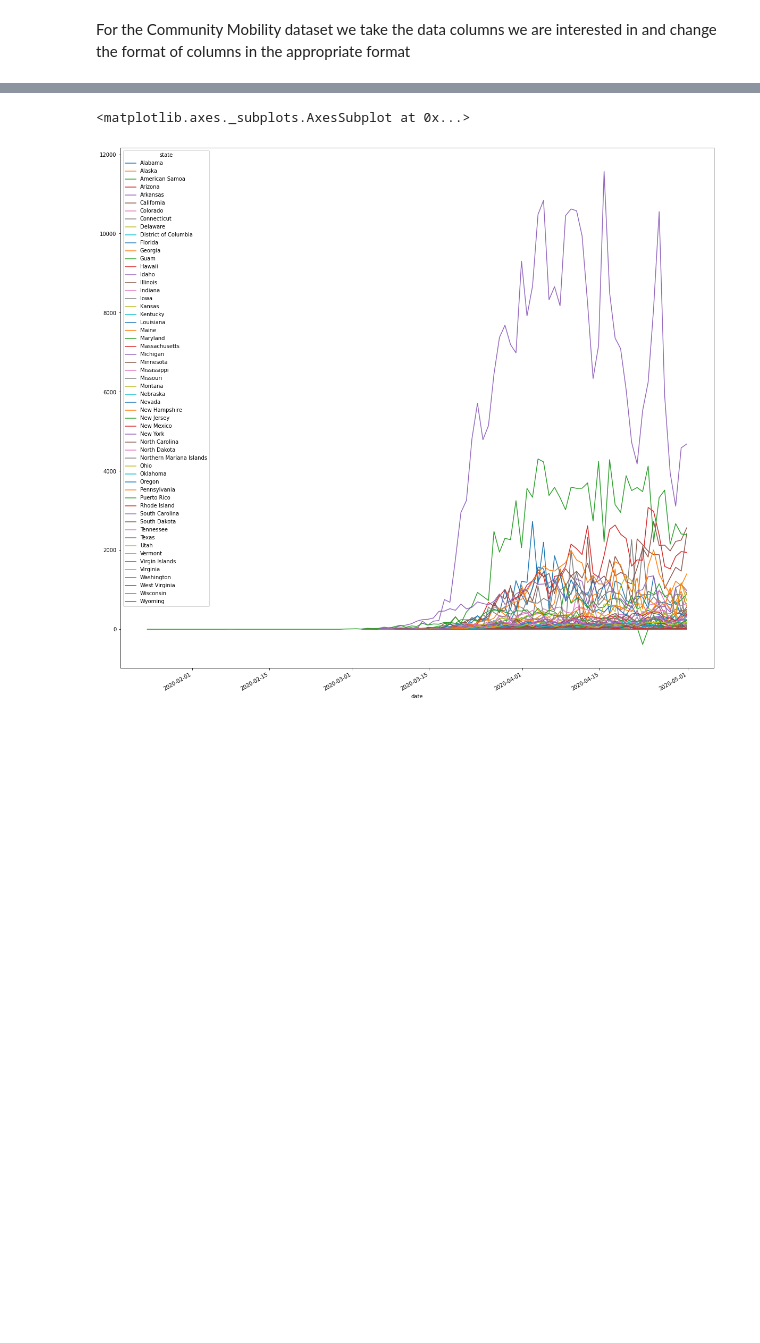
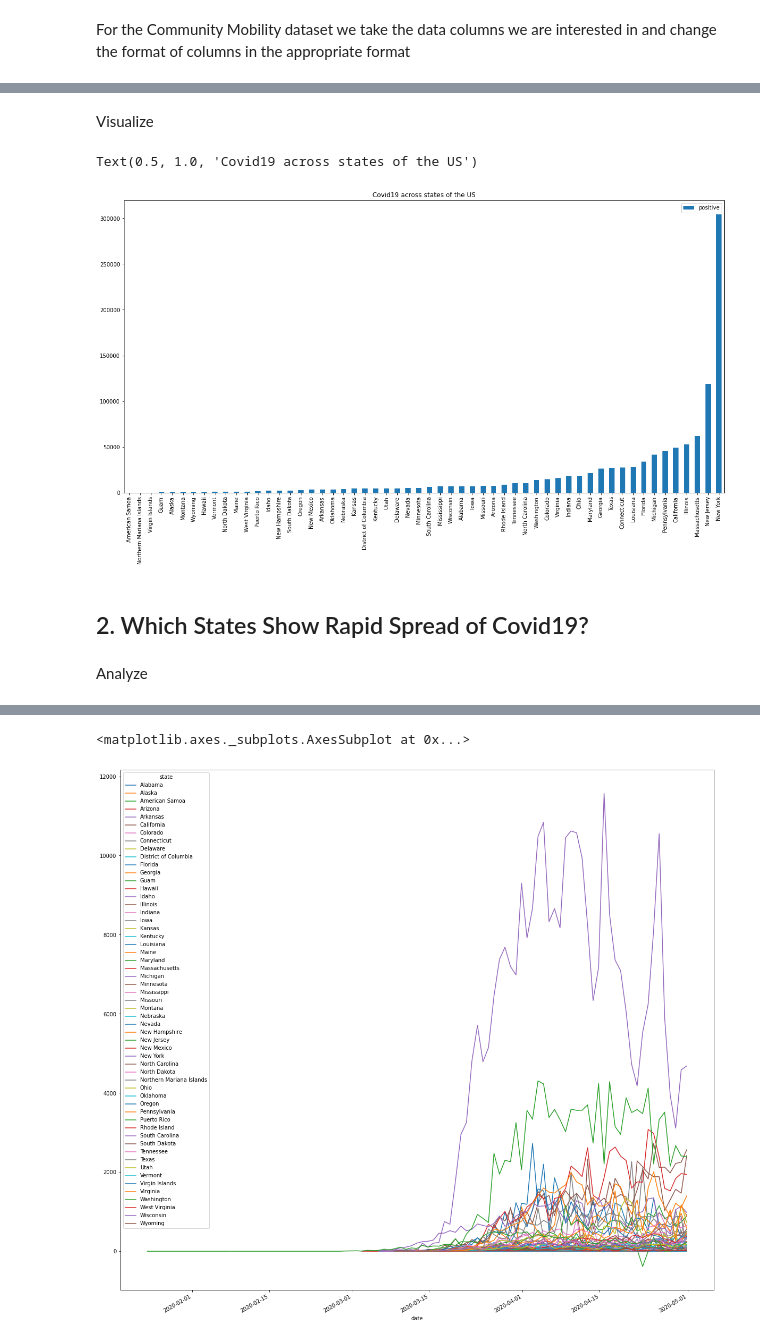
Before and after one commit to dagisky/ML_Porjects, a Jupyter notebook: Covid19GoogleDs.ipynb, the cells around one changed output, grey strips where cells are left out. Cells and saved outputs as stored; diff of their text form; code cells hidden in the pictures; blank space fills up the shorter version.

Commit message:
Fix: Structured the code based on the CRISP DM Framework

```diff
--- a/Covid19GoogleDs.ipynb
+++ b/Covid19GoogleDs.ipynb
@@ -96,0 +168,5 @@ To further understand the transmission of the virus across different states, a g
+# %%
+# we take the last recorded date confirmed cases to evaluate the latest value for most affected STATE
+last_recorded_date = covid19_total.groupby(['state'])['date'].max()[0]
+last_day_cases = covid19_total[covid19_total.date == last_recorded_date]
+last_day_cases = last_day_cases.dropna(axis=1) # handle missing value for last day cases
@@ -96,0 +175,2 @@ To further understand the transmission of the virus across different states, a g
+# %%
+last_day_cases.sort_values(by=['positive'], inplace=True)# Sort Values
@@ -96,0 +197,15 @@ To further understand the transmission of the virus across different states, a g
+# %% [markdown]
+Visualize
+# %%
+# Visualize
+plot_data = last_day_cases['positive'].to_frame()
+plot_1 = plot_data.plot(kind="bar", figsize=(20,10))
+plot_1.set_xticklabels(list(last_day_cases['state']))
+plt.title("Covid19 across states of the US")
+# %% [output]
+Text(0.5, 1.0, 'Covid19 across states of the US')
+[figure, added]
+# %% [markdown]
+## 2. Which States Show Rapid Spread of Covid19?
+# %% [markdown]
+Analyze
```
Also changed, not shown: parts of 43 cells of this notebook.
